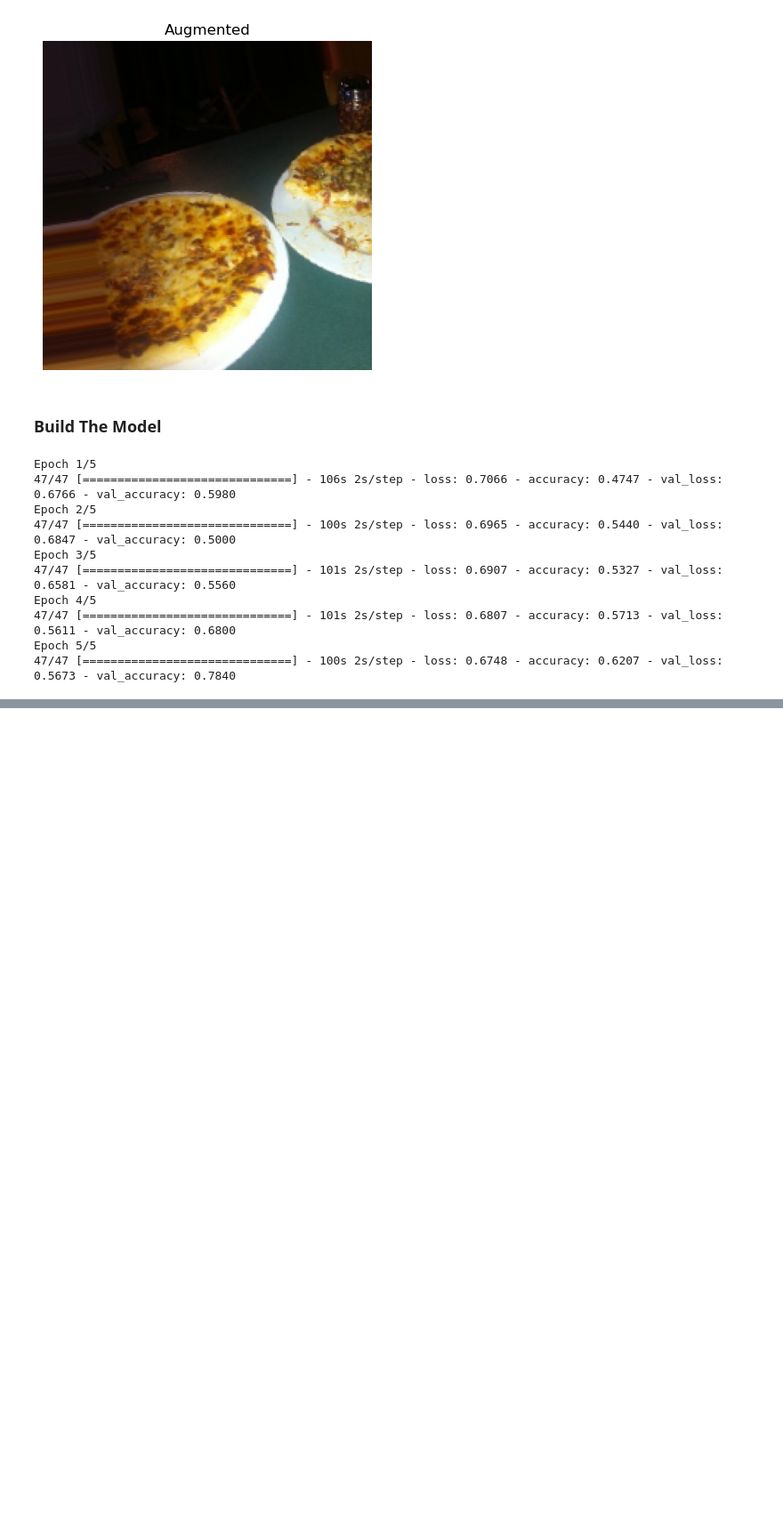
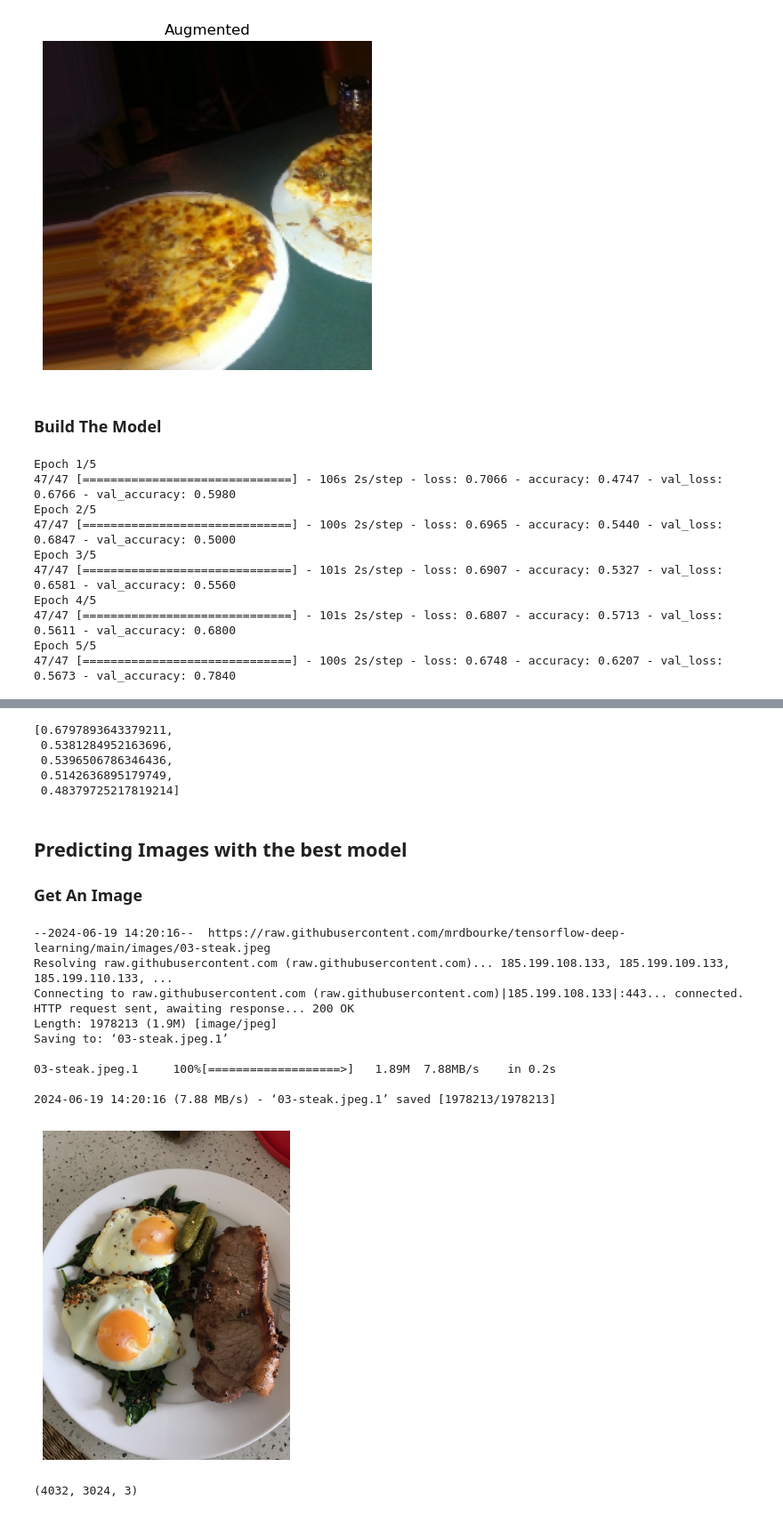
Before and after one commit to imagineLife/next-big-site, a Jupyter notebook: public/notebooks/pizza-steak-classifier.ipynb, the cells around one changed output, grey strips where cells are left out. Shown at 89% size. Cells and saved outputs as stored; diff of their text form; code cells hidden in the pictures; blank space fills up the shorter version.

```diff
--- a/public/notebooks/pizza-steak-classifier.ipynb
+++ b/public/notebooks/pizza-steak-classifier.ipynb
@@ -796,0 +928,32 @@ Epoch 5/5
+# %%
+m8History.history['loss']
+# %% [output]
+[0.6797893643379211,
+ 0.5381284952163696,
+ 0.5396506786346436,
+ 0.5142636895179749,
+ 0.48379725217819214]
+# %% [markdown]
+## Predicting Images with the best model
+### Get An Image
+# %%
+!wget https://raw.githubusercontent.com/mrdbourke/tensorflow-deep-learning/main/images/03-steak.jpeg
+steak_to_predict = mpimg.imread("03-steak.jpeg")
+plt.imshow(steak_to_predict)
+plt.axis(False);
+# %% [output]
+--2024-06-19 14:20:16--  https://raw.githubusercontent.com/mrdbourke/tensorflow-deep-learning/main/images/03-steak.jpeg
+Resolving raw.githubusercontent.com (raw.githubusercontent.com)... 185.199.108.133, 185.199.109.133, 185.199.110.133, ...
+Connecting to raw.githubusercontent.com (raw.githubusercontent.com)|185.199.108.133|:443... connected.
+HTTP request sent, awaiting response... 200 OK
+Length: 1978213 (1.9M) [image/jpeg]
+Saving to: ‘03-steak.jpeg.1’
+
+03-steak.jpeg.1     100%[===================>]   1.89M  7.88MB/s    in 0.2s
+
+2024-06-19 14:20:16 (7.88 MB/s) - ‘03-steak.jpeg.1’ saved [1978213/1978213]
+[figure, added]
+# %%
+steak_to_predict.shape
+# %% [output]
+(4032, 3024, 3)
```
Also changed, not shown: parts of 29 cells of this notebook, 1 other file.
